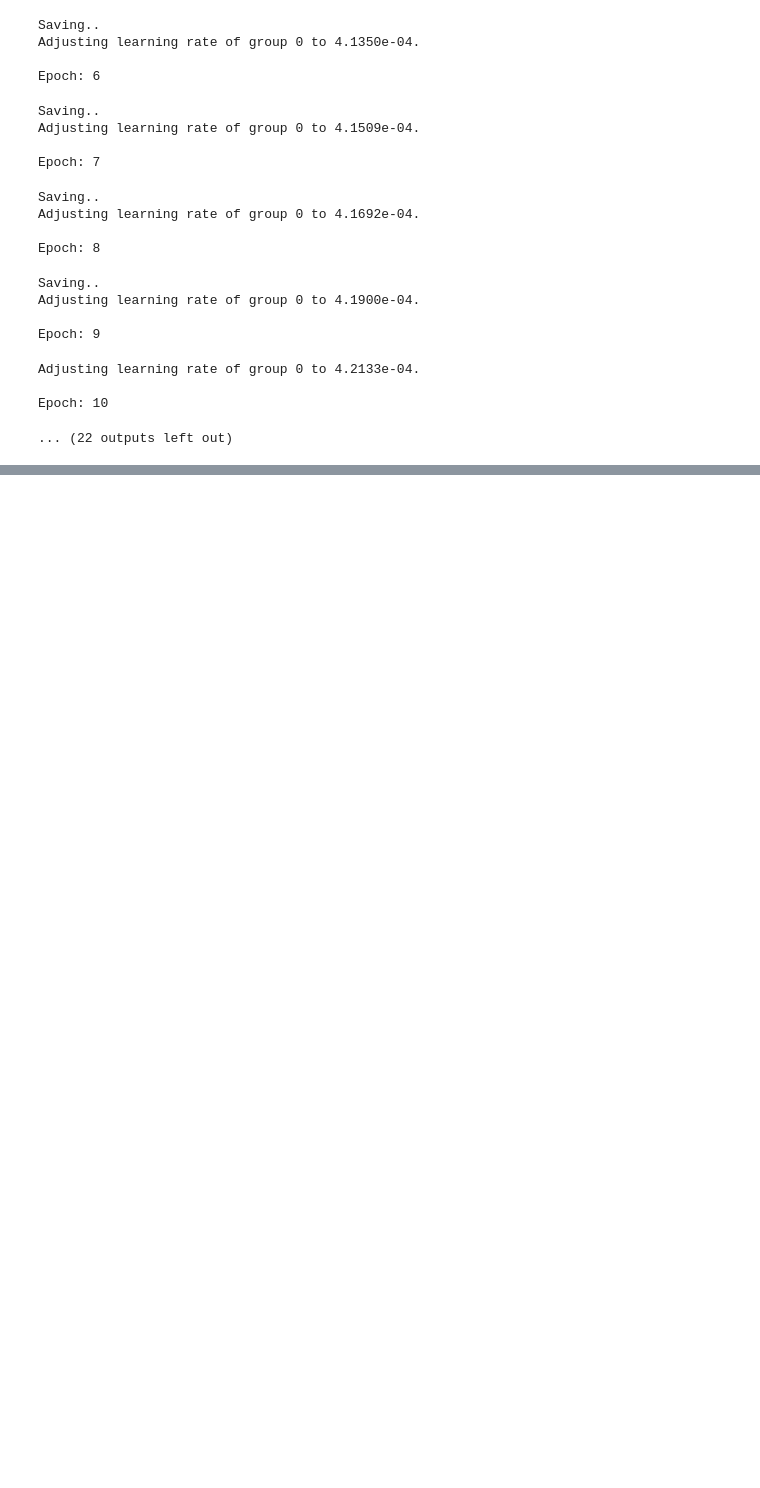
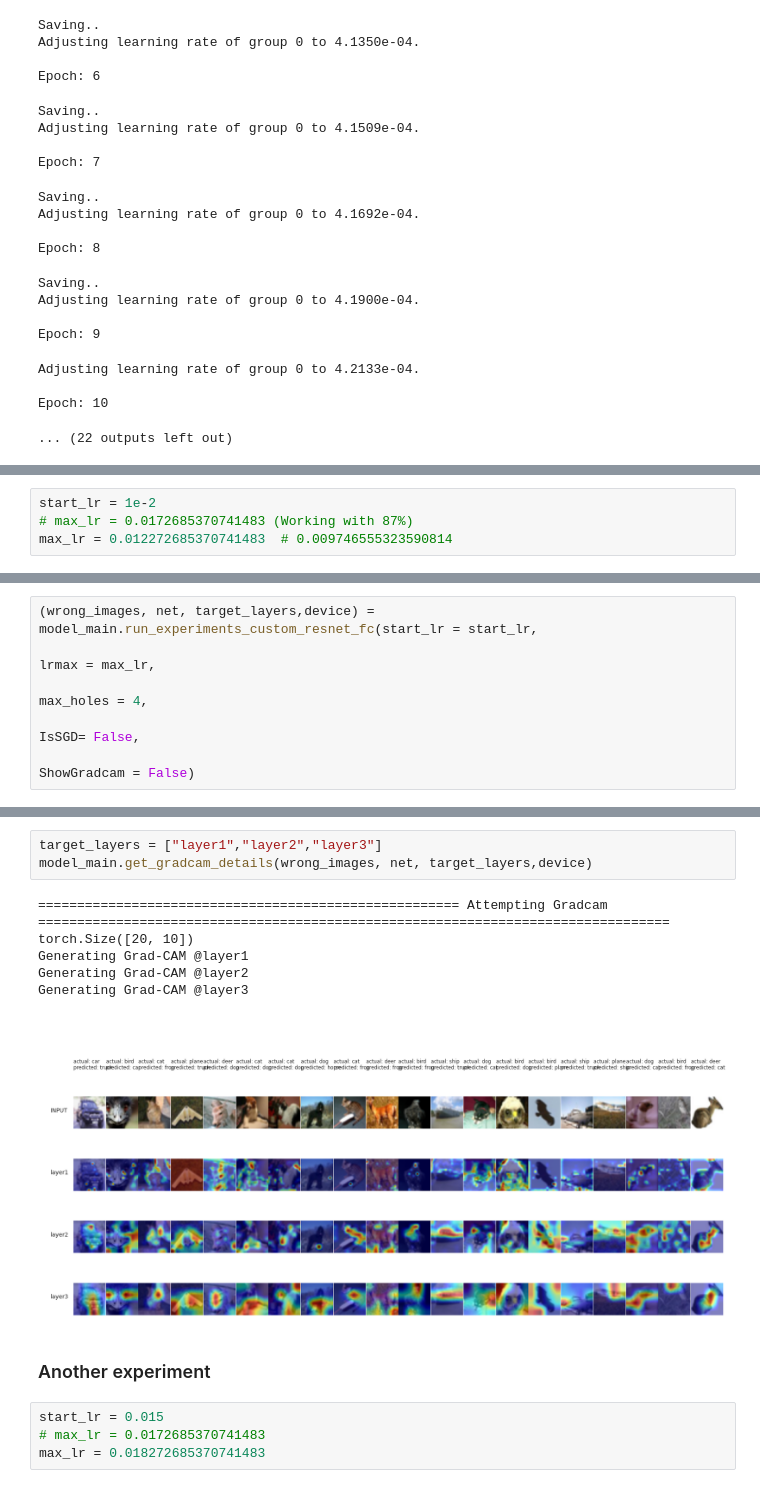
Before and after one commit to amitkml/Transformer-DeepLearning, a Jupyter notebook: Session-9-CustomResNet/EVA7_Session9_Custom_ResNet_HigherRF.ipynb, the cells around one changed output, grey strips where cells are left out. Cells and saved outputs as stored; diff of their text form; blank space fills up the shorter version.

```diff
--- a/Session-9-CustomResNet/EVA7_Session9_Custom_ResNet_HigherRF.ipynb
+++ b/Session-9-CustomResNet/EVA7_Session9_Custom_ResNet_HigherRF.ipynb
@@ -437,0 +486,4 @@ Epoch: 10
+# %%
+start_lr = 1e-2
+# max_lr = 0.0172685370741483 (Working with 87%)
+max_lr = 0.012272685370741483  # 0.009746555323590814
@@ -437,0 +510,6 @@ Epoch: 10
+# %%
+(wrong_images, net, target_layers,device) = model_main.run_experiments_custom_resnet_fc(start_lr = start_lr,
+                                                                                        lrmax = max_lr,
+                                                                                        max_holes = 4,
+                                                                                        IsSGD= False,
+                                                                                        ShowGradcam = False)
@@ -437,0 +568,16 @@ Epoch: 10
+# %%
+target_layers = ["layer1","layer2","layer3"]
+model_main.get_gradcam_details(wrong_images, net, target_layers,device)
+# %% [output]
+====================================================== Attempting Gradcam =================================================================================
+torch.Size([20, 10])
+Generating Grad-CAM @layer1
+Generating Grad-CAM @layer2
+Generating Grad-CAM @layer3
+[figure, added]
+# %% [markdown]
+### Another experiment
+# %%
+start_lr = 0.015
+# max_lr = 0.0172685370741483
+max_lr = 0.018272685370741483
```
Also changed, not shown: parts of 13 cells of this notebook.
